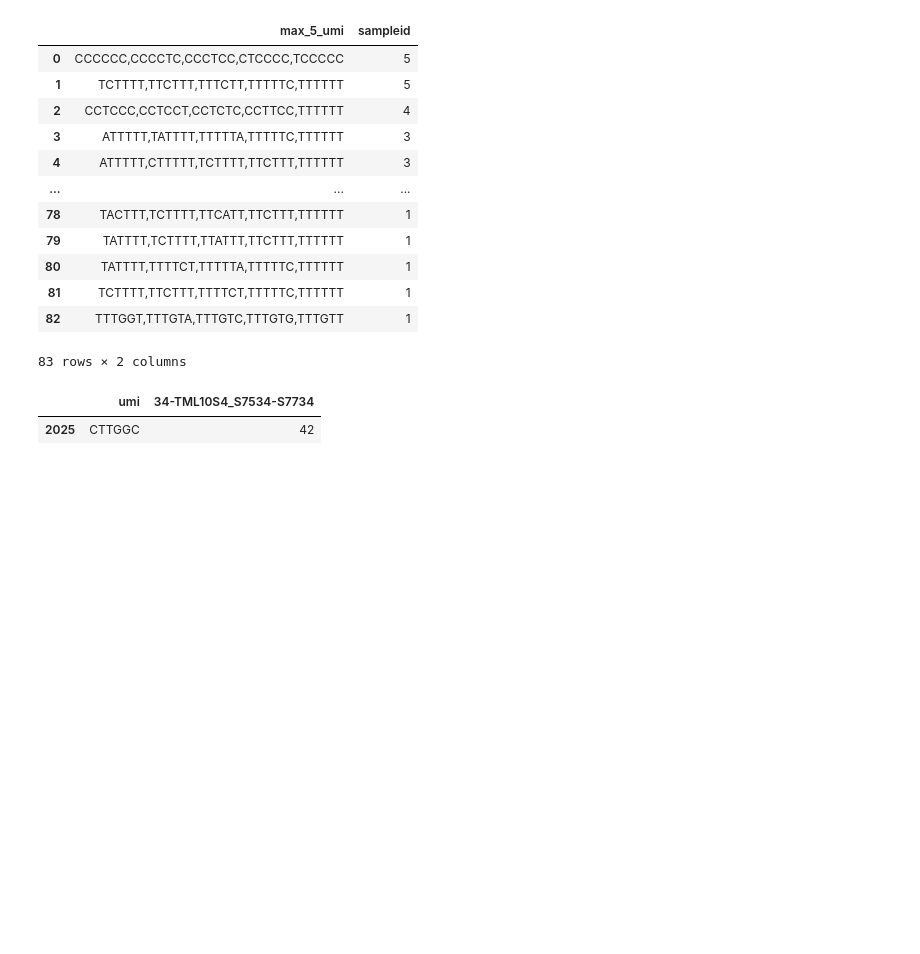
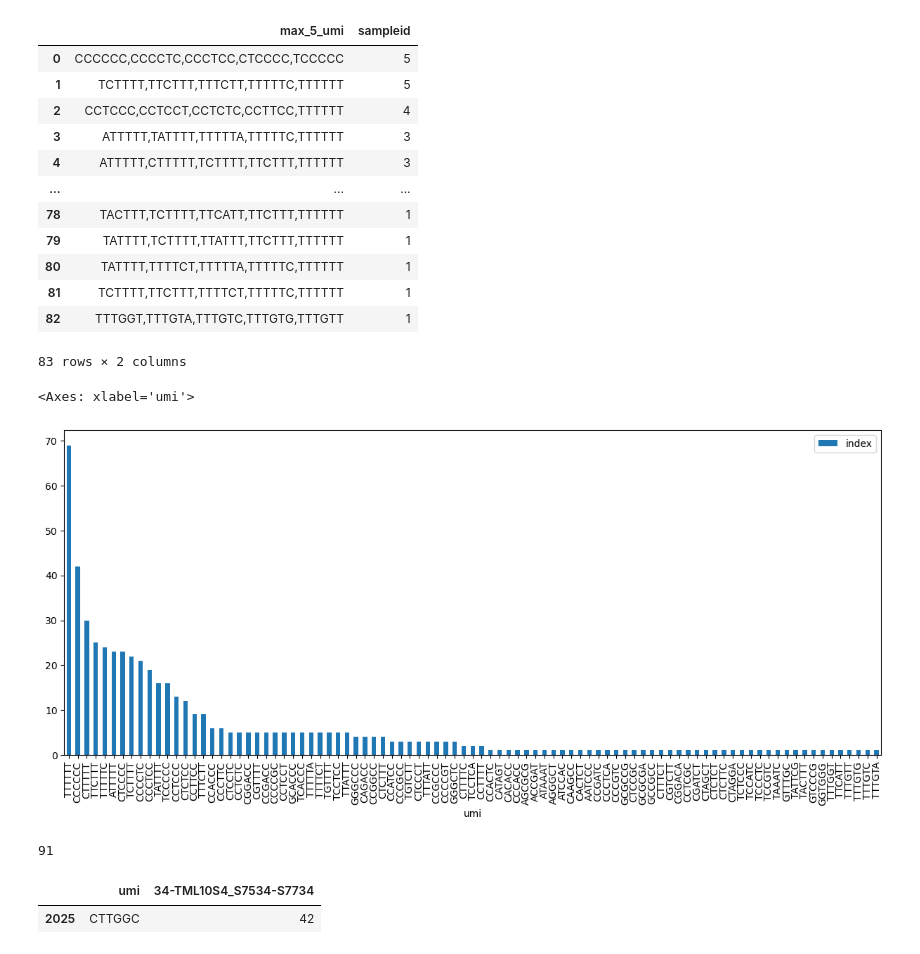
Before and after one commit to hieunguyen4193/ampliconSeq_UMI, a Jupyter notebook: data_analysis/02_UMI_diversity_analysis.ipynb, the cells around one changed output. Cells and saved outputs as stored; diff of their text form; code cells hidden in the pictures; blank space fills up the shorter version.

```diff
--- a/data_analysis/02_UMI_diversity_analysis.ipynb
+++ b/data_analysis/02_UMI_diversity_analysis.ipynb
@@ -101,6 +121,18 @@ count_max_df.groupby("max_5_umi")["sampleid"].count().sort_values(ascending=Fals
 | 81 | TCTTTT,TTCTTT,TTTTCT,TTTTTC,TTTTTT | 1 |
 | 82 | TTTGGT,TTTGTA,TTTGTC,TTTGTG,TTTGTT | 1 |
 83 rows × 2 columns
+# %%
+all_motifs = []
+[[all_motifs.append(j) for j in item.split(",")] for item in count_max_df.max_5_umi.to_list()]
+count_top5 = pd.DataFrame(data = all_motifs, columns =["umi"])
+count_top5.reset_index().groupby("umi")["index"].count().sort_values(ascending=False).reset_index().plot.bar(figsize=(15, 6), x="umi", y="index")
+# %% [output]
+<Axes: xlabel='umi'>
+[figure, added]
+# %%
+len(set(all_motifs))
+# %% [output]
+91
 # %%
 checkdf = umidf[["umi", "34-TML10S4_S7534-S7734"]].sort_values(by="34-TML10S4_S7534-S7734", ascending=False)
 checkdf[checkdf["umi"] == "CTTGGC"]
```
Also changed, not shown: parts of 6 cells of this notebook, 2 other files.
